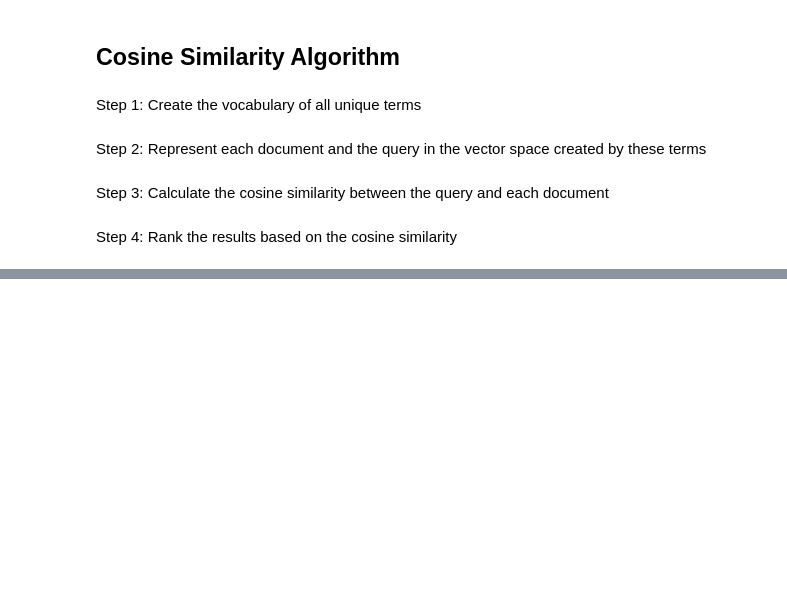
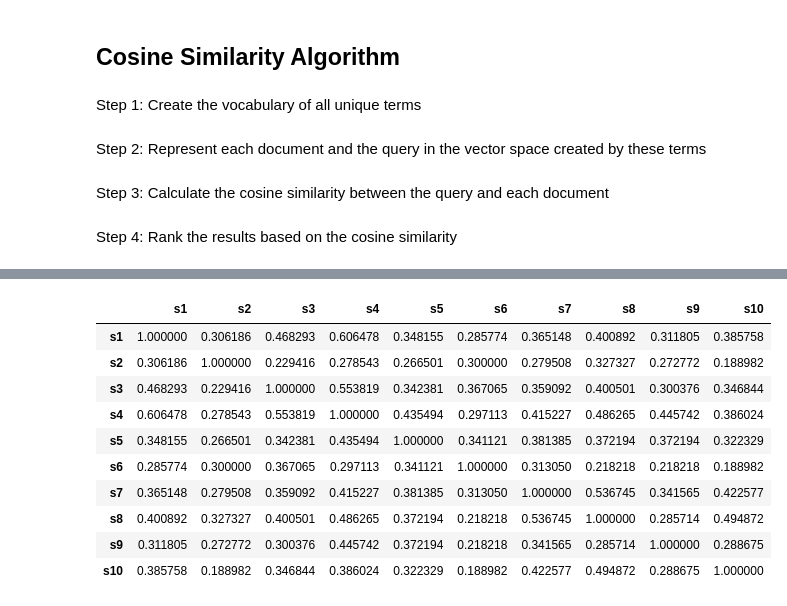
Before and after one commit to ep108/cs3152024_ep108, a Jupyter notebook: cosine_similarity.ipynb, the cells around one changed output, grey strips where cells are left out. Saved outputs shown, nothing was run; the diff lists cells and outputs as text; code cells hidden in the pictures; blank space fills up the shorter version.

```diff
--- a/cosine_similarity.ipynb
+++ b/cosine_similarity.ipynb
@@ -46,0 +384,16 @@ Step 4: Rank the results based on the cosine similarity
+# %%
+springSentences = [
+"As spring unfolds, the warmth of the season encourages the first blossoms to open, signaling longer days ahead.",
+"Spring brings not only blooming flowers but also the anticipation of sunny days and outdoor activities.",
+"With the arrival of spring, people begin planning their summer vacations, eager to enjoy the seasonal warmth.",
+"The mild spring weather marks the transition from the cold winter to the inviting warmth of summer.",
+"During spring, families often start spending more time outdoors, enjoying the season's pleasant temperatures and the promise of summer fun."
+]
+
+summerSentences = [
+"Summer continues the season's trend of growth and warmth, with gardens full of life and days filled with sunlight.",
+"The summer season is synonymous with outdoor adventures and enjoying the extended daylight hours that began in spring.",
+"As summer arrives, the warm weather invites a continuation of the outdoor activities that people began enjoying in spring.",
+"The transition into summer brings even warmer temperatures, allowing for beach visits and swimming, much awaited since the spring.",
+"Summer vacations are often planned as the days grow longer, a pattern that starts in the spring, culminating in peak summer leisure."
+]
@@ -46,0 +486,16 @@ Step 4: Rank the results based on the cosine similarity
+# %%
+labels = [f"s{i+1}" for i in range(10)]
+df = pd.DataFrame(simMatrix, columns=labels, index=labels)
+df
+# %% [output]
+|  | s1 | s2 | s3 | s4 | s5 | s6 | s7 | s8 | s9 | s10 |
+| s1 | 1.000000 | 0.306186 | 0.468293 | 0.606478 | 0.348155 | 0.285774 | 0.365148 | 0.400892 | 0.311805 | 0.385758 |
+| s2 | 0.306186 | 1.000000 | 0.229416 | 0.278543 | 0.266501 | 0.300000 | 0.279508 | 0.327327 | 0.272772 | 0.188982 |
+| s3 | 0.468293 | 0.229416 | 1.000000 | 0.553819 | 0.342381 | 0.367065 | 0.359092 | 0.400501 | 0.300376 | 0.346844 |
+| s4 | 0.606478 | 0.278543 | 0.553819 | 1.000000 | 0.435494 | 0.297113 | 0.415227 | 0.486265 | 0.445742 | 0.386024 |
+| s5 | 0.348155 | 0.266501 | 0.342381 | 0.435494 | 1.000000 | 0.341121 | 0.381385 | 0.372194 | 0.372194 | 0.322329 |
+| s6 | 0.285774 | 0.300000 | 0.367065 | 0.297113 | 0.341121 | 1.000000 | 0.313050 | 0.218218 | 0.218218 | 0.188982 |
+| s7 | 0.365148 | 0.279508 | 0.359092 | 0.415227 | 0.381385 | 0.313050 | 1.000000 | 0.536745 | 0.341565 | 0.422577 |
+| s8 | 0.400892 | 0.327327 | 0.400501 | 0.486265 | 0.372194 | 0.218218 | 0.536745 | 1.000000 | 0.285714 | 0.494872 |
+| s9 | 0.311805 | 0.272772 | 0.300376 | 0.445742 | 0.372194 | 0.218218 | 0.341565 | 0.285714 | 1.000000 | 0.288675 |
+| s10 | 0.385758 | 0.188982 | 0.346844 | 0.386024 | 0.322329 | 0.188982 | 0.422577 | 0.494872 | 0.288675 | 1.000000 |
```
Also changed, not shown: parts of 55 cells of this notebook, 1 other file.
